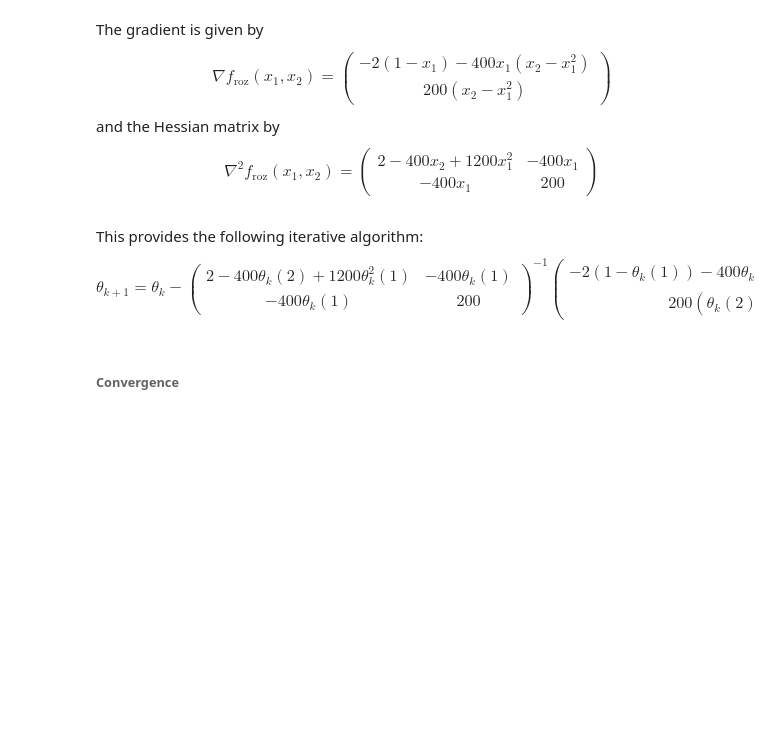
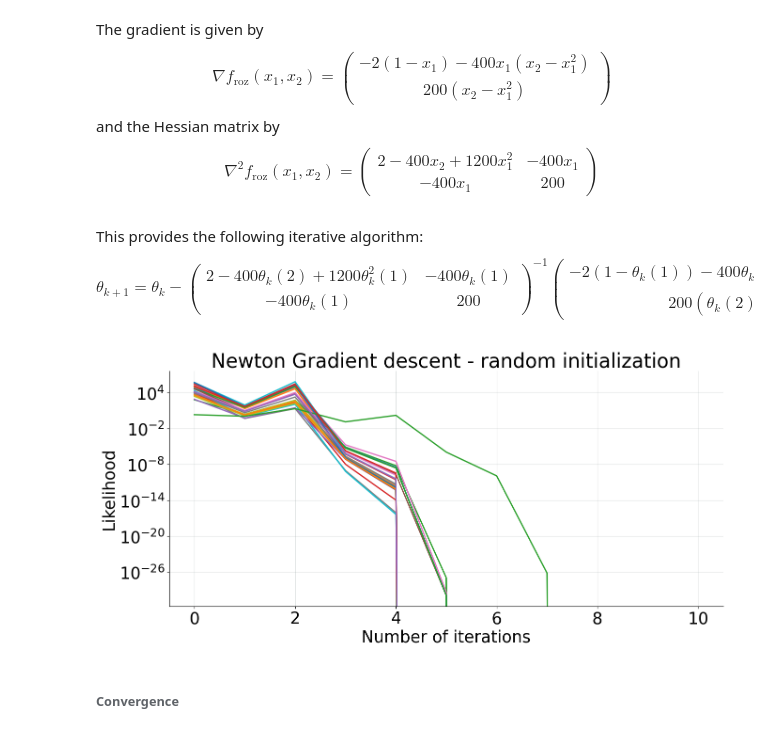
Before and after one commit to jeremiedecock/ateliers-algos, a Jupyter notebook: seq03/seq_03_second_order_answers.ipynb, the cells around one changed output. Saved outputs shown, nothing was run; the diff lists cells and outputs as text; code cells hidden in the pictures; blank space fills up the shorter version.

```diff
--- a/seq03/seq_03_second_order_answers.ipynb
+++ b/seq03/seq_03_second_order_answers.ipynb
@@ -109,15 +105,13 @@ $$
 import autograd.numpy as np
 import autograd
 # %%
-def NR_update(f, x0):
+def NR_update(f, x):
+    # Compute Jacobian and Hession matrices
     g = autograd.jacobian(f)
     h = autograd.hessian(f)
-
-    x = x0
-
+    # Evalute at x
     gx = np.squeeze(g(x))
     hx = np.squeeze(h(x))
-
     #####
     # A compléter
     delta = np.linalg.multi_dot([np.linalg.inv(hx), gx])
@@ -125,26 +119,31 @@ def NR_update(f, x0):
     #####
     return x
 # %%
-def NR_loop(f, x0, maxiter=50):
-    """
-    Inputs
+def NR_loop(f: callable, x0: np.ndarray, iterations: int = 50) -> tuple[np.ndarray]:
+    """Compute iterative Newton updates.
+
+    Parameters
     ----------
-    f: function to be optimized
-    x0: initial parameter estimate
-    maxiter: maximum number of updates
+    f:
+        Function to be optimized.
+    x0:
+        Initial parameter estimate.
+    iterations:
+        Number of updates.
 
-    Outputs
+    Returns
     -------
-    params: estimators
-    loglik: sequence of loglikelihood along iterations
+    params:
+        Estimators
+    loglik:
+        History of loglikelihood along iterations.
     """
     params = x0
     loglik = f(x0)
-    for _ in range(maxiter):
+    for _ in range(iterations):
         new_params = NR_update(f, params)
         loglik = np.append(loglik,f(new_params))
         params = new_params
-
     return params,  loglik
 # %% [markdown]
 - Compute the gradient and the Hessian of the Rozenbrock function.
@@ -171,10 +170,18 @@ $$
 # %%
 f = rozenbrock
 iterations = 10
 for exp_it in range(25):
     x0 = 5*np.random.randn(2)
-    params,  loglik = NR_loop(f, x0, iterations)
-    plt.plot(loglik, '-', lw=2)
+    params,  lik = NR_loop(f, x0, iterations)
+    plt.plot(lik, '-', lw=2)
+# Configure plot
+plt.yscale("log")
+plt.title('Newton Gradient descent - random initialization')
+plt.xlabel('Number of iterations')
+plt.ylabel('Likelihood')
+plt.tight_layout();
+# %% [output]
+[figure, added]
 # %% [markdown]
 ###### **Convergence**
 # %% [markdown]
```
Also changed, not shown: parts of 8 cells of this notebook, 3 other files.
